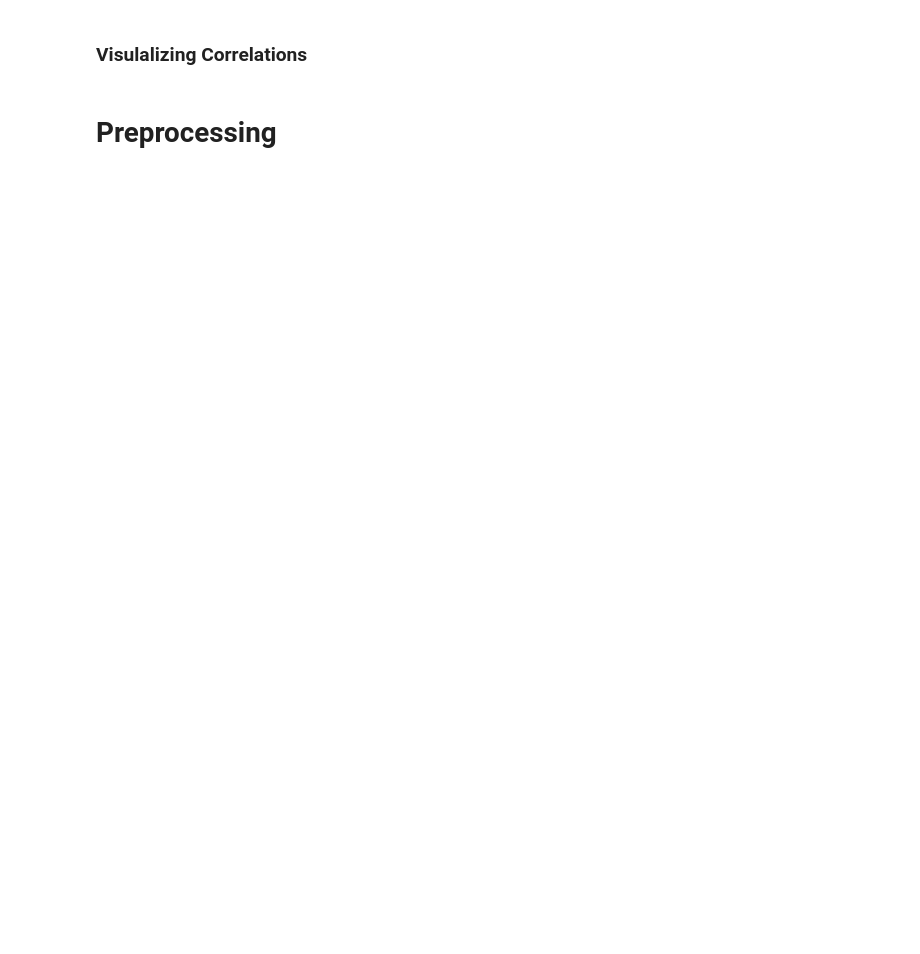
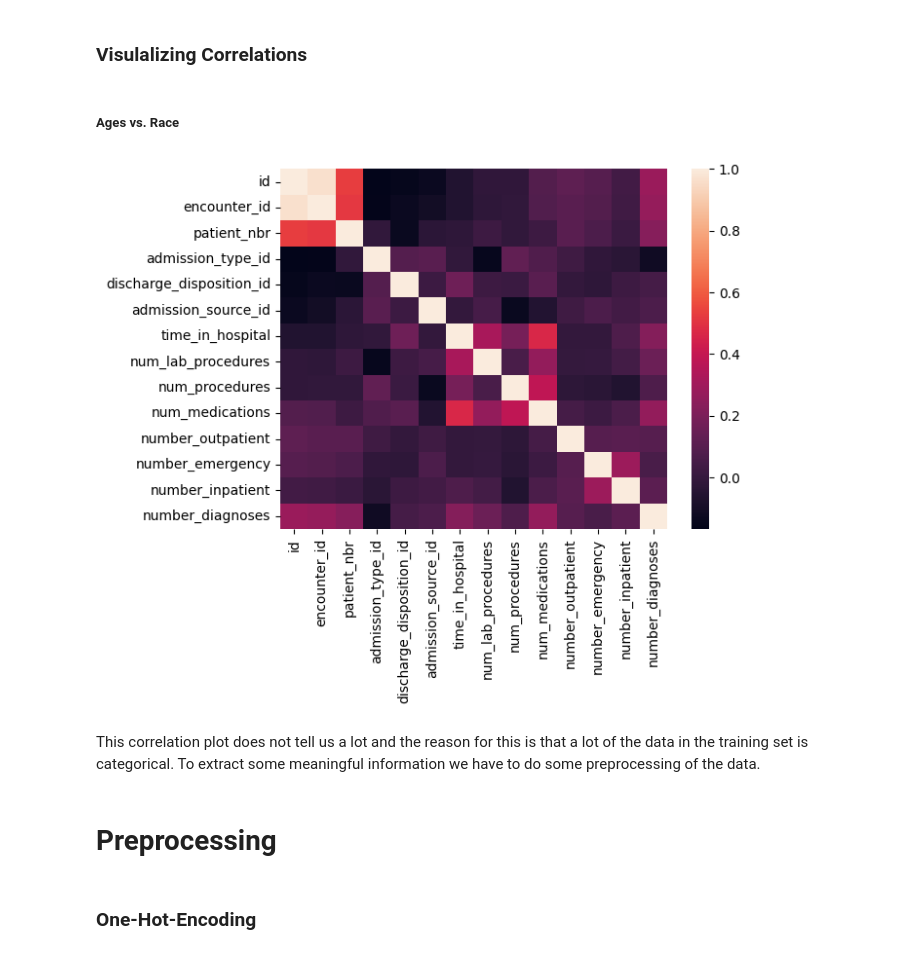
Before and after one commit to SebbeBlom/ml, a Jupyter notebook: src/main.ipynb, the cells around one changed output. Cells and saved outputs as stored; diff of their text form; code cells hidden in the pictures; blank space fills up the shorter version.

```diff
--- a/src/main.ipynb
+++ b/src/main.ipynb
@@ -89,4 +103,25 @@ plt.show()
 # %% [markdown]
 ### Visulalizing Correlations
+# %% [markdown]
+##### Ages vs. Race
+# %%
+import pandas as pd
+import seaborn as sns
+
+
+numerics = train_df.select_dtypes(include="number")
+correlation = train_df.corr(numeric_only=True)
+
+plt.figure()
+
+sns.heatmap(correlation)
+
+plt.show()
+# %% [output]
+[figure, added]
+# %% [markdown]
+This correlation plot does not tell us a lot and the reason for this is that a lot of the data in the training set is categorical. To extract some meaningful information we have to do some preprocessing of the data.
 # %% [markdown]
 # Preprocessing
+# %% [markdown]
+### One-Hot-Encoding
```
Also changed, not shown: parts of 2 cells of this notebook.
